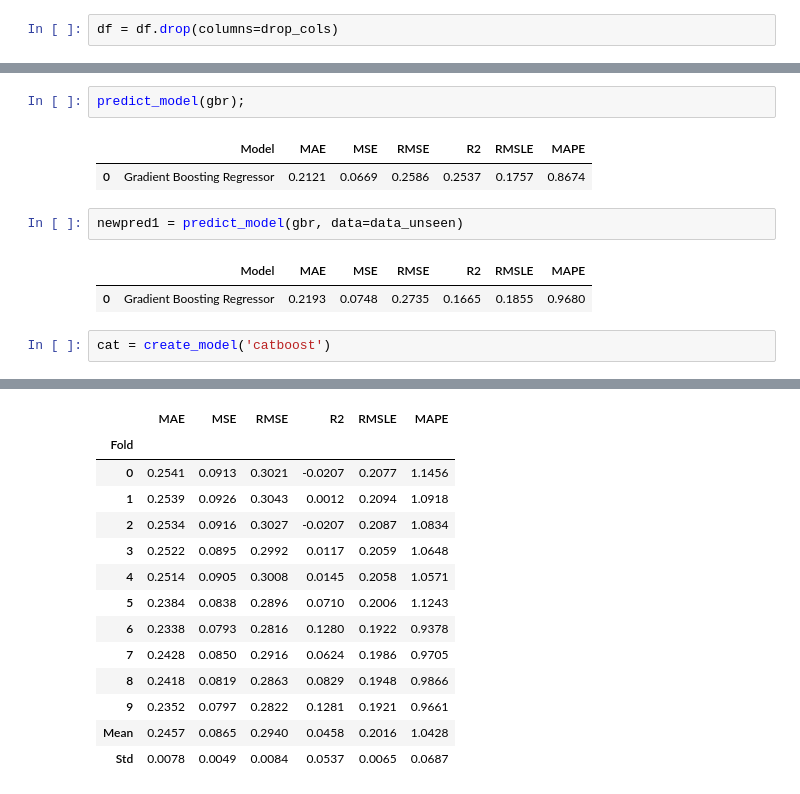
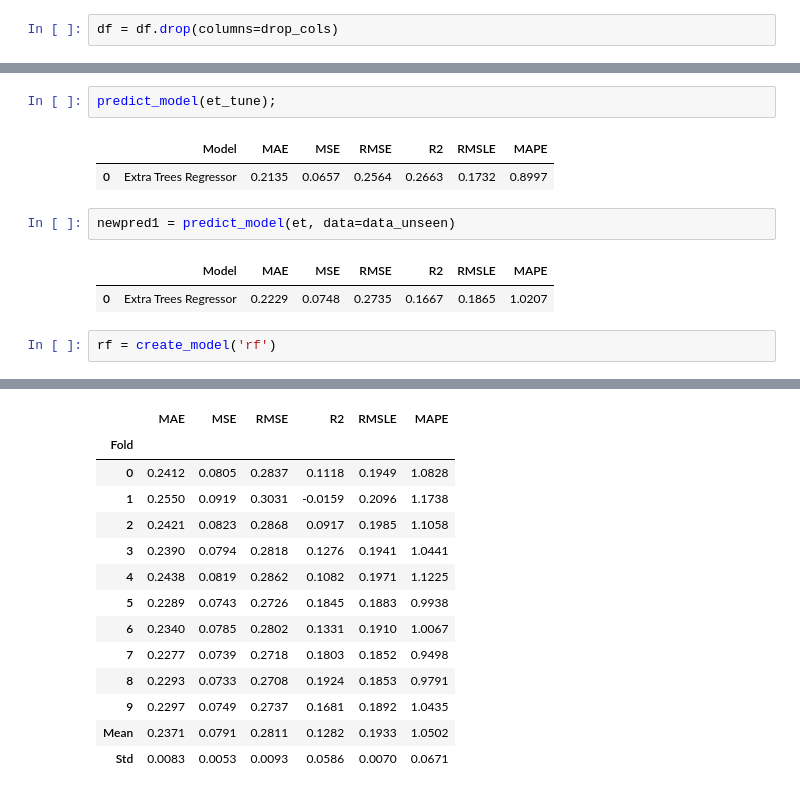
Before and after one commit to Lemaque14/IndyCar-Predictor, a Jupyter notebook: MLModel_IndyCar.ipynb, the cells around one changed output, grey strips where cells are left out. Cells and saved outputs as stored; diff of their text form.

```diff
--- a/MLModel_IndyCar.ipynb
+++ b/MLModel_IndyCar.ipynb
@@ -166,32 +166,32 @@ gbr_tune = tune_model(gbr)
 [interactive output not drawn]
 Fitting 10 folds for each of 10 candidates, totalling 100 fits
 # %%
-predict_model(gbr);
+predict_model(et_tune);
 # %% [output]
 |  | Model | MAE | MSE | RMSE | R2 | RMSLE | MAPE |
-| 0 | Gradient Boosting Regressor | 0.2121 | 0.0669 | 0.2586 | 0.2537 | 0.1757 | 0.8674 |
+| 0 | Extra Trees Regressor | 0.2135 | 0.0657 | 0.2564 | 0.2663 | 0.1732 | 0.8997 |
 # %%
-newpred1 = predict_model(gbr, data=data_unseen)
+newpred1 = predict_model(et, data=data_unseen)
 # %% [output]
 |  | Model | MAE | MSE | RMSE | R2 | RMSLE | MAPE |
-| 0 | Gradient Boosting Regressor | 0.2193 | 0.0748 | 0.2735 | 0.1665 | 0.1855 | 0.9680 |
+| 0 | Extra Trees Regressor | 0.2229 | 0.0748 | 0.2735 | 0.1667 | 0.1865 | 1.0207 |
 # %%
-cat = create_model('catboost')
+rf = create_model('rf')
 # %% [output]
 [interactive output not drawn]
 |  | MAE | MSE | RMSE | R2 | RMSLE | MAPE |
 | Fold |  |  |  |  |  |  |
-| 0 | 0.2541 | 0.0913 | 0.3021 | -0.0207 | 0.2077 | 1.1456 |
-| 1 | 0.2539 | 0.0926 | 0.3043 | 0.0012 | 0.2094 | 1.0918 |
-| 2 | 0.2534 | 0.0916 | 0.3027 | -0.0207 | 0.2087 | 1.0834 |
-| 3 | 0.2522 | 0.0895 | 0.2992 | 0.0117 | 0.2059 | 1.0648 |
-| 4 | 0.2514 | 0.0905 | 0.3008 | 0.0145 | 0.2058 | 1.0571 |
-| 5 | 0.2384 | 0.0838 | 0.2896 | 0.0710 | 0.2006 | 1.1243 |
-| 6 | 0.2338 | 0.0793 | 0.2816 | 0.1280 | 0.1922 | 0.9378 |
-| 7 | 0.2428 | 0.0850 | 0.2916 | 0.0624 | 0.1986 | 0.9705 |
-| 8 | 0.2418 | 0.0819 | 0.2863 | 0.0829 | 0.1948 | 0.9866 |
-| 9 | 0.2352 | 0.0797 | 0.2822 | 0.1281 | 0.1921 | 0.9661 |
-| Mean | 0.2457 | 0.0865 | 0.2940 | 0.0458 | 0.2016 | 1.0428 |
-| Std | 0.0078 | 0.0049 | 0.0084 | 0.0537 | 0.0065 | 0.0687 |
+| 0 | 0.2412 | 0.0805 | 0.2837 | 0.1118 | 0.1949 | 1.0828 |
+| 1 | 0.2550 | 0.0919 | 0.3031 | -0.0159 | 0.2096 | 1.1738 |
+| 2 | 0.2421 | 0.0823 | 0.2868 | 0.0917 | 0.1985 | 1.1058 |
+| 3 | 0.2390 | 0.0794 | 0.2818 | 0.1276 | 0.1941 | 1.0441 |
+| 4 | 0.2438 | 0.0819 | 0.2862 | 0.1082 | 0.1971 | 1.1225 |
+| 5 | 0.2289 | 0.0743 | 0.2726 | 0.1845 | 0.1883 | 0.9938 |
+| 6 | 0.2340 | 0.0785 | 0.2802 | 0.1331 | 0.1910 | 1.0067 |
+| 7 | 0.2277 | 0.0739 | 0.2718 | 0.1803 | 0.1852 | 0.9498 |
+| 8 | 0.2293 | 0.0733 | 0.2708 | 0.1924 | 0.1853 | 0.9791 |
+| 9 | 0.2297 | 0.0749 | 0.2737 | 0.1681 | 0.1892 | 1.0435 |
+| Mean | 0.2371 | 0.0791 | 0.2811 | 0.1282 | 0.1933 | 1.0502 |
+| Std | 0.0083 | 0.0053 | 0.0093 | 0.0586 | 0.0070 | 0.0671 |
 [interactive output not drawn]
 # %%
```
Also changed, not shown: parts of 49 cells of this notebook, 6 other files.
